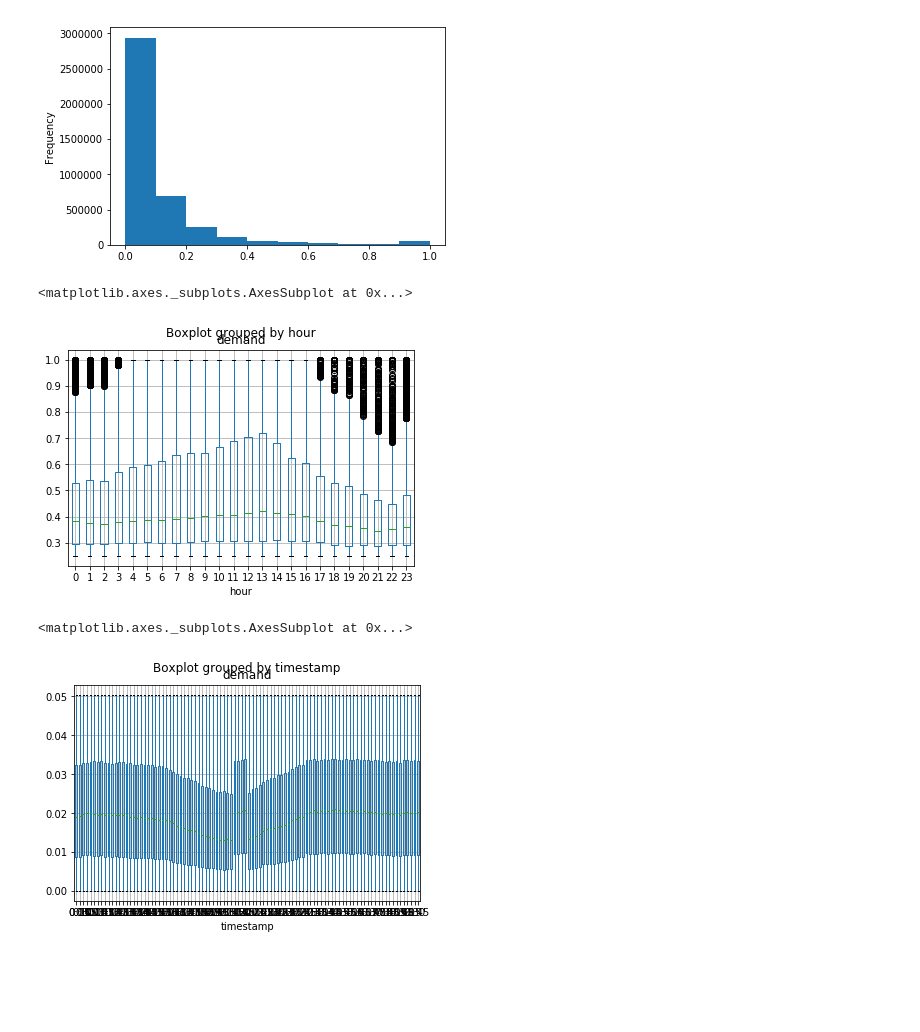
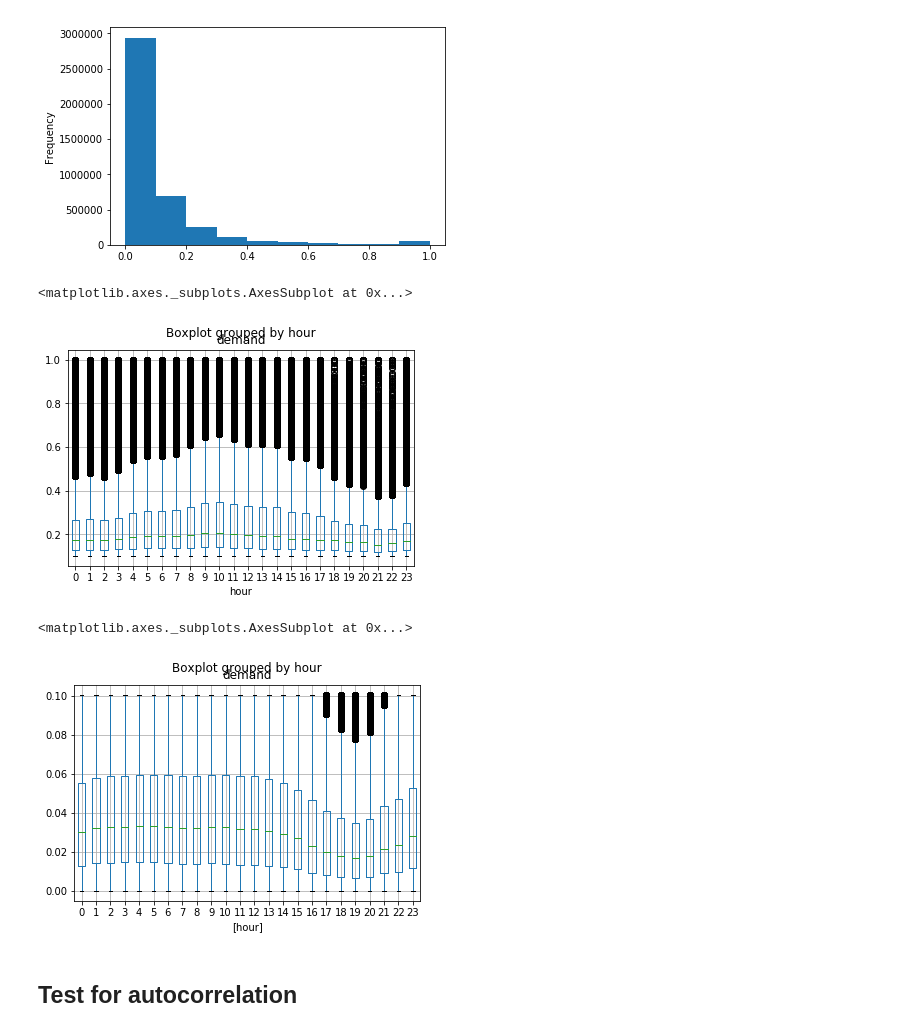
Before and after one commit to tropicalmentat/aiforsea, a Jupyter notebook: notebooks/preprocess_and_explore.ipynb, the cells around one changed output. Saved outputs shown, nothing was run; the diff lists cells and outputs as text; code cells hidden in the pictures; blank space fills up the shorter version.

```diff
--- a/notebooks/preprocess_and_explore.ipynb
+++ b/notebooks/preprocess_and_explore.ipynb
@@ -81,12 +81,14 @@ gdf.demand.plot.hist()
 <matplotlib.axes._subplots.AxesSubplot at 0x...>
 [figure]
 # %%
-gdf.loc[gdf.demand>gdf.demand.quantile(0.9),].boxplot(column='demand',by='hour')
+gdf.loc[gdf.demand>gdf.demand.quantile(0.7),].boxplot(column='demand',by='hour')
 # %% [output]
 <matplotlib.axes._subplots.AxesSubplot at 0x...>
-[figure, old version]
+[figure, new version]
 # %%
-gdf.loc[gdf.demand<gdf.demand.quantile(0.5),].boxplot(column='demand',by='timestamp')
+gdf.loc[gdf.demand<gdf.demand.quantile(0.7),].boxplot(column='demand',by=['hour'])
 # %% [output]
 <matplotlib.axes._subplots.AxesSubplot at 0x...>
-[figure, old version]
+[figure, new version]
+# %% [markdown]
+## Test for autocorrelation
```
Also changed, not shown: parts of 7 cells of this notebook, 1 other file.
